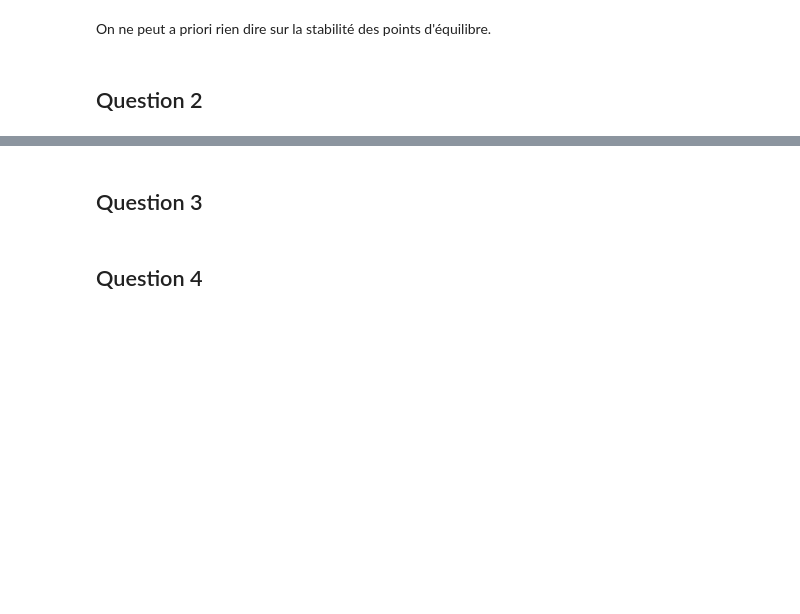
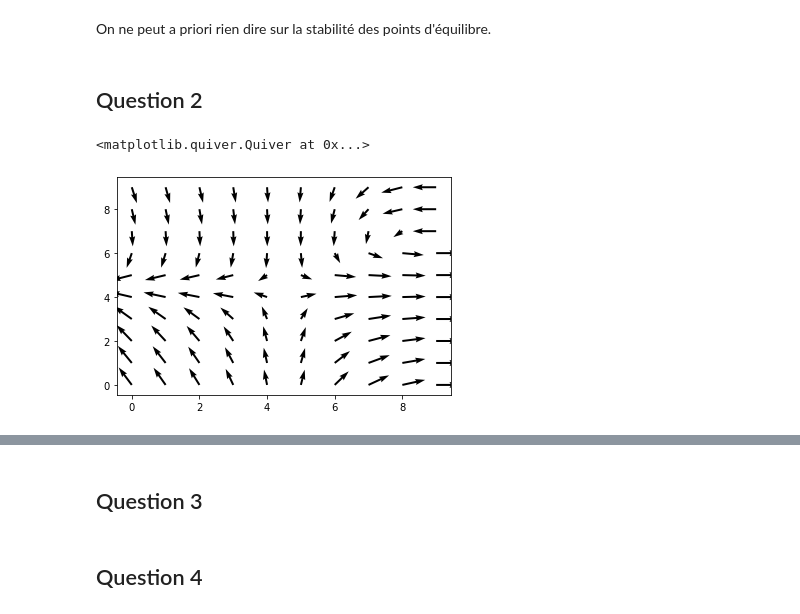
Before and after one commit to PaulineVehrle/Projet-numerique, a Jupyter notebook: Projet numérique 2.ipynb, the cells around one changed output, grey strips where cells are left out. Drawn from its saved outputs; the diff is of its cells as text; code cells hidden in the pictures; blank space fills up the shorter version.

```diff
--- a/Projet numérique 2.ipynb
+++ b/Projet numérique 2.ipynb
@@ -17,6 +17,11 @@ alpha=2/3
 beta=4/3
 gamma=1
 delta=1
+# %%
+def f(x1,x2):
+    return(x1*(alpha-beta*x2),-x2*(gamma-delta*x1))
+
+f_vec=np.vectorize(f)
 # %% [markdown]
 ## Question 1
 # %% [markdown]
@@ -71,3 +76,14 @@ Donc il existe 2 points d'équilibres :
 On ne peut a priori rien dire sur la stabilité des points d'équilibre.
 # %% [markdown]
 ## Question 2
+# %%
+x1 = np.linspace(-1,1,10)
+x2 = np.linspace(-1,1,10)
+X1,X2 = np.meshgrid(x1,x2)
+x,y=f_vec(X1,X2)
+x=x/np.sqrt(x**2+y**2)
+y=y/np.sqrt(x**2+y**2)
+plt.quiver(x,y,scale_units='xy')
+# %% [output]
+<matplotlib.quiver.Quiver at 0x...>
+[figure, added]
```
Also changed, not shown: parts of 8 cells of this notebook.
